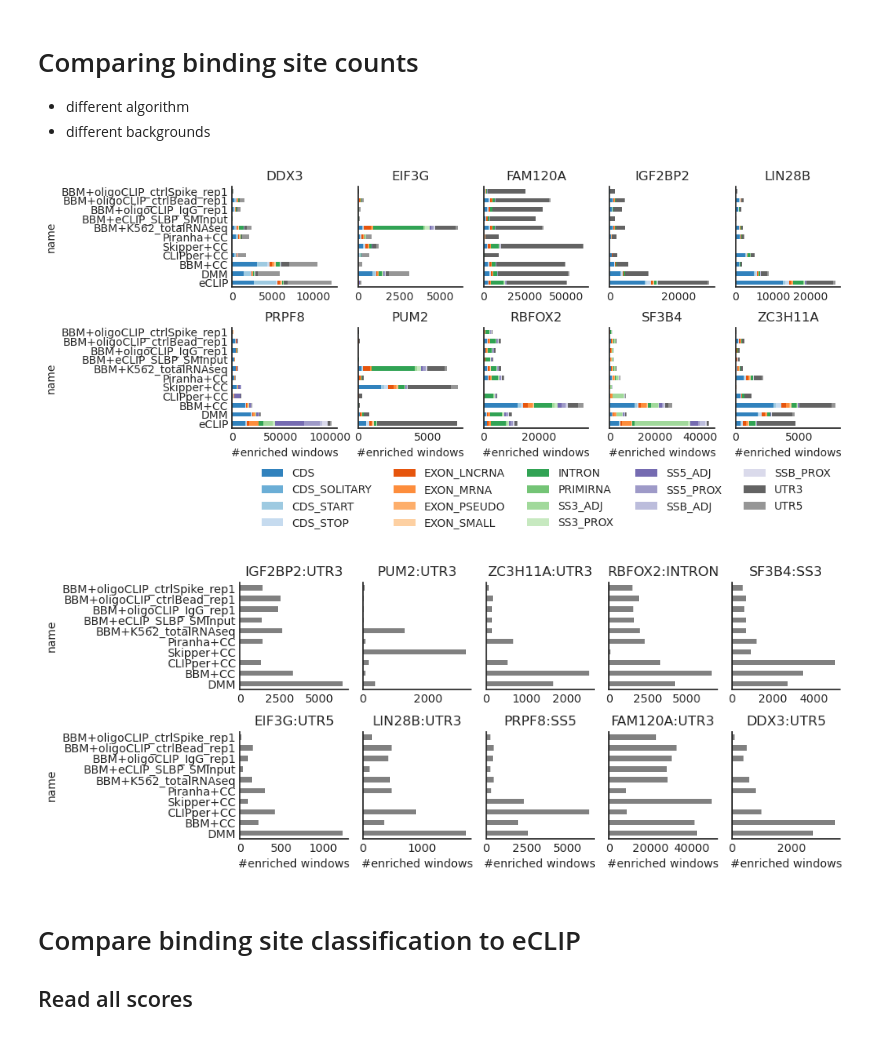
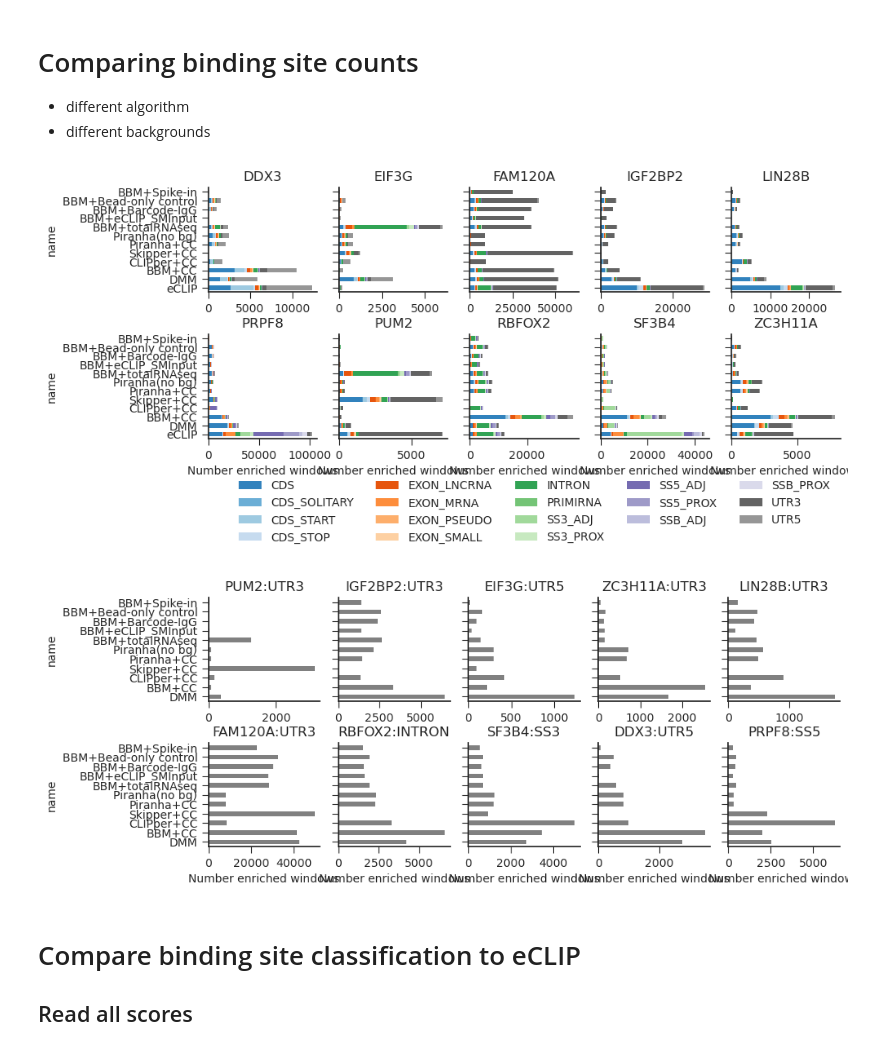
Before and after one commit to algaebrown/Mudskipper_analysis, a Jupyter notebook: 1_Evaluate_all_model_and_bg.ipynb, the cells around one changed output. Drawn from its saved outputs; the diff is of its cells as text; code cells hidden in the pictures.

```diff
--- a/1_Evaluate_all_model_and_bg.ipynb
+++ b/1_Evaluate_all_model_and_bg.ipynb
@@ -14,7 +14,7 @@ import matplotlib.cm as cm
 import matplotlib
 import math
 from plot_params import *
-basedir= Path('/home/hsher/scratch/ABC_2rep/')
+basedir= Path('/tscc/nfs/home/hsher/scratch/ABC_2rep/')
 out_stem = 'K562_rep6'
 # %%
 ground_truth = pd.read_csv('Dan_multiplex1_K562_rep4.Dan_multiplex1_K562_rep6.reproducible_window.csv',
@@ -131,22 +143,31 @@ def get_skipper_count(root_dir, name):
     counts['name']=name
     return counts
+# %%
+rename_dict = {'K562_totalRNAseq': 'totalRNAseq',
+               'eCLIP_SLBP_SMInput': 'eCLIP_SMInput',
+                       'oligoCLIP_IgG_rep1': 'Barcode-IgG',
+               'oligoCLIP_ctrlBead_rep1': 'Bead-only control',
+                       'oligoCLIP_ctrlSpike_rep1':'Spike-in'
+              }
 # %%
 all_counts = [eclip_counts,
               count_beta_mixture((basedir/'DMM'), 'DMM'),
               count_beta_mixture((basedir/'beta-mixture_CC'), 'BBM+CC'),
               clipper_counts,
               get_skipper_count(basedir/'skipper_CC', 'Skipper+CC'),
-              get_piranha_count(basedir/'comparison'/'piranha'/'CC', 'Piranha+CC')
+              get_piranha_count(basedir/'comparison'/'piranha'/'CC', 'Piranha+CC'),
+              get_piranha_count(basedir/'comparison'/'piranha'/'nobg', 'Piranha(no bg)')
 
              ]
 for ext_background in ['K562_totalRNAseq', 'eCLIP_SLBP_SMInput',
                        'oligoCLIP_IgG_rep1', 'oligoCLIP_ctrlBead_rep1',
                        'oligoCLIP_ctrlSpike_rep1']:
+    renamed_bg_name = rename_dict[ext_background]
     all_counts.append(count_beta_mixture(basedir/f'beta-mixture_external/{ext_background}',
-                                         f'BBM+{ext_background}'))
+                                         f'BBM+{renamed_bg_name}'))
 
     all_counts.append(get_skipper_count(basedir/'skipper_external'/ext_background,
-                                        f'skipper+{ext_background}'))
+                                        f'skipper+{renamed_bg_name}'))
 all_counts = pd.concat(all_counts, axis = 0).T.sort_index().T
 # %%
 def plot_feature_type_barplots(all_counts):
@@ -189,7 +210,7 @@ def plot_ascertained_feature(counts):
         presumed_truth.plot.barh(ax = ax, color = 'Grey')
         ax.set_title(f'{rbp}:{feat}')
         if i>=5:
-            ax.set_xlabel('#enriched windows')
+            ax.set_xlabel('Number enriched windows')
         i+=1
 
         presumed_truth.name = rbp
@@ -206,22 +227,24 @@ plot_feature_type_barplots(all_counts.loc[#(all_counts['name'].str.contains('BBM
                                         (all_counts['name']=='eCLIP') |
                                         (all_counts['name']=='CLIPper+CC') |
                                         (all_counts['name']=='Skipper+CC') |
-                                        (all_counts['name']=='Piranha+CC')
+                                        (all_counts['name']=='Piranha+CC') |
+                                       (all_counts['name']=='Piranha(no bg)')
                                          ])
 plt.savefig(figdir/f'feature_bar.pdf')
 # %% [output]
-[figure, old version]
+[figure, new version]
 # %%
 plot_ascertained_feature(all_counts.loc[(all_counts['name'].str.contains('DMM')) |
                                         (all_counts['name'].str.contains('BBM')) |
 
                                         (all_counts['name']=='CLIPper+CC') |
                                         (all_counts['name']=='Skipper+CC') |
-                                        (all_counts['name']=='Piranha+CC')
+                                        (all_counts['name']=='Piranha+CC') |
+                                         (all_counts['name']=='Piranha(no bg)')
                                          ])
 plt.savefig(figdir/f'Ascertained_feature.pdf')
 # %% [output]
-[figure, old version]
+[figure, new version]
 # %% [markdown]
 # Compare binding site classification to eCLIP
 ## Read all scores
```
Also changed, not shown: parts of 66 cells of this notebook, 41 other files.
